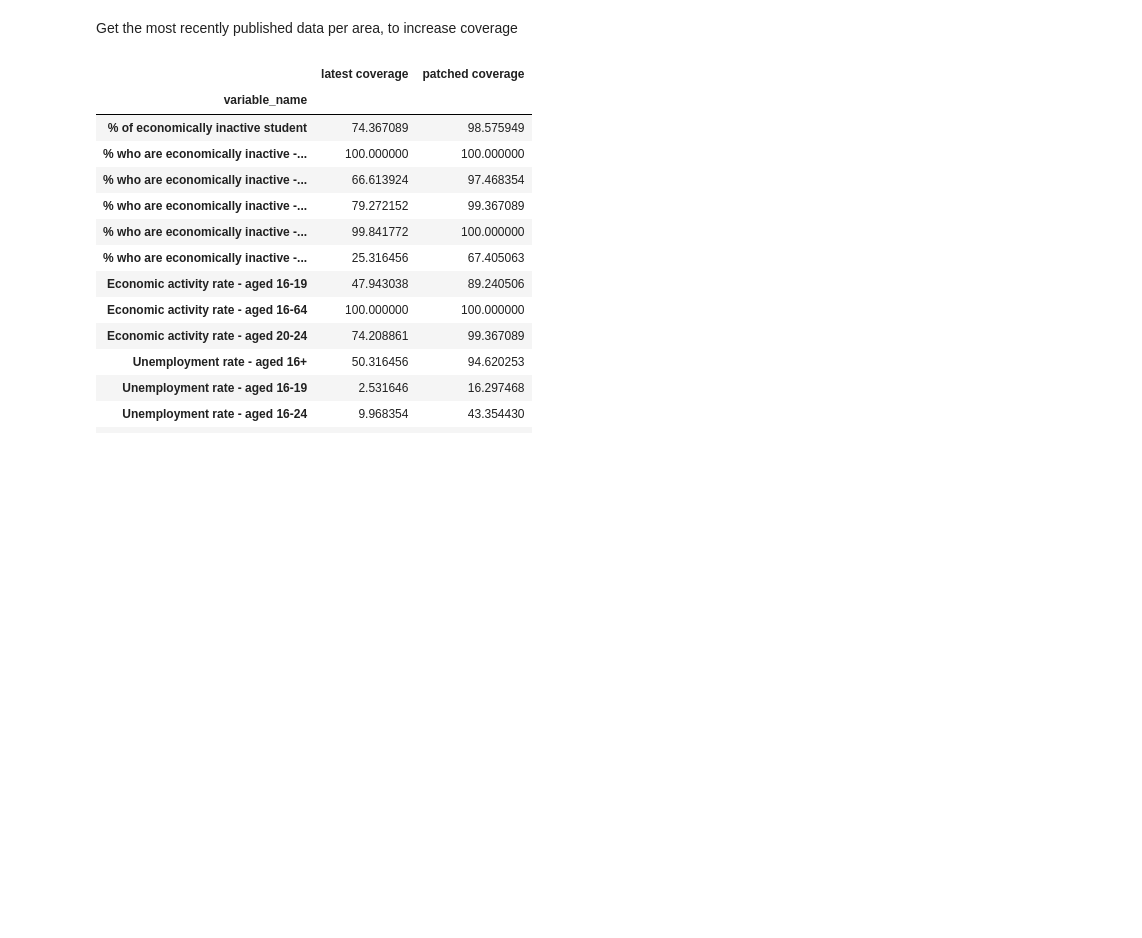
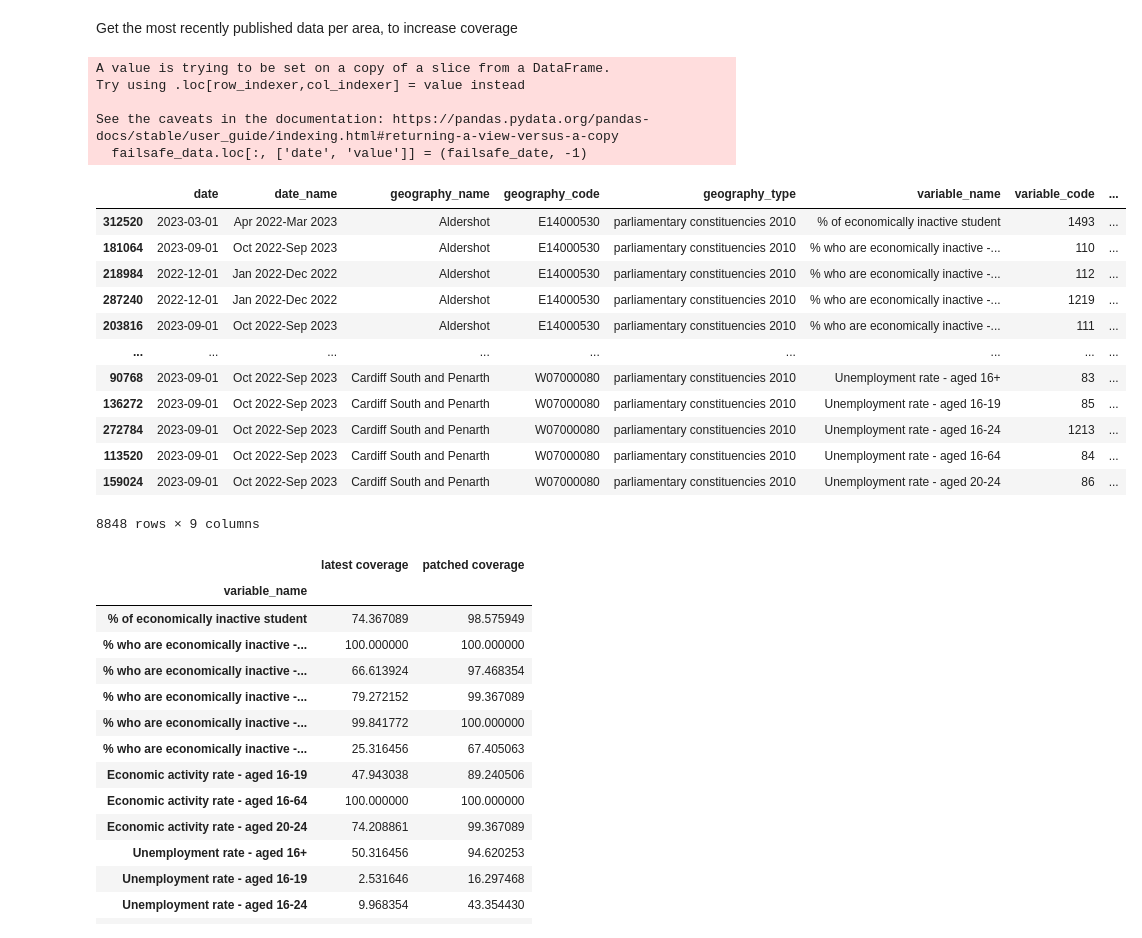
Before and after one commit to open-innovations/yff-data-pipelines, a Jupyter notebook: output/labour-market-latest-by-pcon.ipynb, the cells around one changed output. Cells and saved outputs as stored; diff of their text form; code cells hidden in the pictures; blank space fills up the shorter version.

```diff
--- a/output/labour-market-latest-by-pcon.ipynb
+++ b/output/labour-market-latest-by-pcon.ipynb
@@ -64,21 +77,42 @@ Get the most recently published data per area, to increase coverage
 # %%
 def get_latest_available(data):
   # Calculate dates
   failsafe_date = data.date.min() - pd.Timedelta("1 days")
   latest_date = data.date.max()
   # Subset the input data
   test_data = data.loc[:, ['geography_code', 'date', 'variable_name', 'value']]
   # Construct a failsafe (to be used in the event that there is no data available)
   # This will have the same index as the most recent values, which we use below...
   failsafe_data = test_data.loc[test_data.date == latest_date]
   failsafe_data.loc[:, ['date', 'value']] = (failsafe_date, -1)
   # Concatenate the test and failsafe_data
   test_data = pd.concat([ test_data, failsafe_data ]).sort_values('date', ascending=True)
   # Get the indexes for the non-zero values
   indexes = test_data.dropna(subset='value').groupby(['geography_code', 'variable_name'])['date'].idxmax()
   return data.loc[indexes]
 
 latest_available = get_latest_available(data)
+
+latest_available
+# %% [output]
+A value is trying to be set on a copy of a slice from a DataFrame.
+Try using .loc[row_indexer,col_indexer] = value instead
+
+See the caveats in the documentation: https://pandas.pydata.org/pandas-docs/stable/user_guide/indexing.html#returning-a-view-versus-a-copy
+  failsafe_data.loc[:, ['date', 'value']] = (failsafe_date, -1)
+|  | date | date_name | geography_name | geography_code | geography_type | variable_name | variable_code | ... |
+| 312520 | 2023-03-01 | Apr 2022-Mar 2023 | Aldershot | E14000530 | parliamentary constituencies 2010 | % of economically inactive student | 1493 | ... |
+| 181064 | 2023-09-01 | Oct 2022-Sep 2023 | Aldershot | E14000530 | parliamentary constituencies 2010 | % who are economically inactive -... | 110 | ... |
+| 218984 | 2022-12-01 | Jan 2022-Dec 2022 | Aldershot | E14000530 | parliamentary constituencies 2010 | % who are economically inactive -... | 112 | ... |
+| 287240 | 2022-12-01 | Jan 2022-Dec 2022 | Aldershot | E14000530 | parliamentary constituencies 2010 | % who are economically inactive -... | 1219 | ... |
+| 203816 | 2023-09-01 | Oct 2022-Sep 2023 | Aldershot | E14000530 | parliamentary constituencies 2010 | % who are economically inactive -... | 111 | ... |
+| ... | ... | ... | ... | ... | ... | ... | ... | ... |
+| 90768 | 2023-09-01 | Oct 2022-Sep 2023 | Cardiff South and Penarth | W07000080 | parliamentary constituencies 2010 | Unemployment rate - aged 16+ | 83 | ... |
+| 136272 | 2023-09-01 | Oct 2022-Sep 2023 | Cardiff South and Penarth | W07000080 | parliamentary constituencies 2010 | Unemployment rate - aged 16-19 | 85 | ... |
+| 272784 | 2023-09-01 | Oct 2022-Sep 2023 | Cardiff South and Penarth | W07000080 | parliamentary constituencies 2010 | Unemployment rate - aged 16-24 | 1213 | ... |
+| 113520 | 2023-09-01 | Oct 2022-Sep 2023 | Cardiff South and Penarth | W07000080 | parliamentary constituencies 2010 | Unemployment rate - aged 16-64 | 84 | ... |
+| 159024 | 2023-09-01 | Oct 2022-Sep 2023 | Cardiff South and Penarth | W07000080 | parliamentary constituencies 2010 | Unemployment rate - aged 20-24 | 86 | ... |
+8848 rows × 9 columns
 # %%
 latest = data.loc[data.date == data.date.max()].groupby(['variable_name']).value
 patched = latest_available.groupby(['variable_name']).value
```
Also changed, not shown: parts of 5 cells of this notebook, 1 other file.
